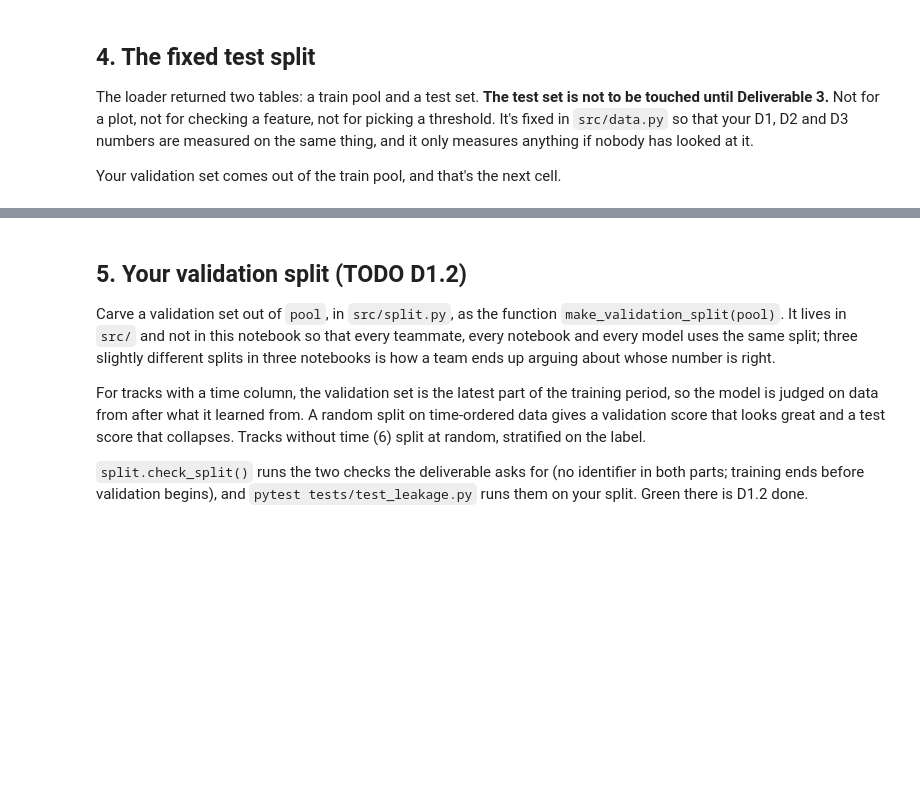
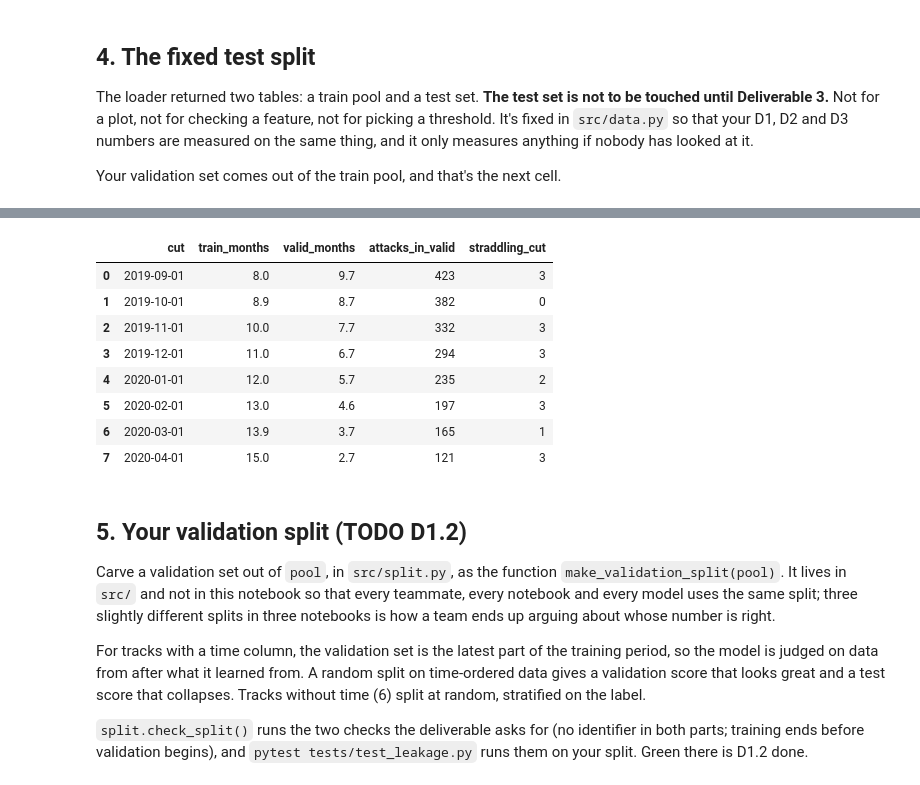
Before and after one commit to williamli218/mais202-team-2-fraud-bursts, a Jupyter notebook: notebooks/track02_williamli218.ipynb, the cells around one changed output, grey strips where cells are left out. Drawn from its saved outputs; the diff is of its cells as text; code cells hidden in the pictures; blank space fills up the shorter version.

```diff
--- a/notebooks/track02_williamli218.ipynb
+++ b/notebooks/track02_williamli218.ipynb
@@ -113,3 +129,32 @@ Your validation set comes out of the train pool, and that's the next cell.
 # %%
 print("train pool:", pool["trans_date_trans_time"].min(), "->", pool["trans_date_trans_time"].max())
 print("test:      ", test["trans_date_trans_time"].min(), "->", test["trans_date_trans_time"].max())
+
+import pandas as pd
+t = pd.to_datetime(pool["trans_date_trans_time"])
+month = t.dt.to_period("M")
+
+fraud = pool[pool["is_fraud"] == 1]
+first_fraud = fraud.assign(t=t[fraud.index]).groupby("cc_num", observed=True)["t"].min()
+
+monthly = pd.DataFrame({
+    "rows": pool.groupby(month).size(),
+    "fraud_tx": pool.groupby(month)["is_fraud"].sum(),
+    "attacks_starting": first_fraud.dt.to_period("M").value_counts(),
+}).fillna(0).astype(int)
+monthly["fraud_rate_%"] = (100 * monthly["fraud_tx"] / monthly["rows"]).round(3)
+monthly
+
+fr = fraud.assign(t=t[fraud.index]).groupby("cc_num", observed=True)["t"].agg(["min", "max"])
+
+rows = []
+for cut in pd.date_range("2019-09-01", "2020-04-01", freq="MS"):
+    rows.append({
+        "cut": cut.date(),
+        "train_months": round((cut - t.min()).days / 30.4, 1),
+        "valid_months": round((t.max() - cut).days / 30.4, 1),
+        "attacks_in_valid": int((fr["min"] >= cut).sum()),
+        "straddling_cut": int(((fr["min"] < cut) & (fr["max"] >= cut)).sum()),
+    })
+pd.DataFrame(rows)
+# %% [output]
@@ -116,3 +163,12 @@ print("test:      ", test["trans_date_trans_time"].min(), "->", test["trans_date
+|  | cut | train_months | valid_months | attacks_in_valid | straddling_cut |
+| 0 | 2019-09-01 | 8.0 | 9.7 | 423 | 3 |
+| 1 | 2019-10-01 | 8.9 | 8.7 | 382 | 0 |
+| 2 | 2019-11-01 | 10.0 | 7.7 | 332 | 3 |
+| 3 | 2019-12-01 | 11.0 | 6.7 | 294 | 3 |
+| 4 | 2020-01-01 | 12.0 | 5.7 | 235 | 2 |
+| 5 | 2020-02-01 | 13.0 | 4.6 | 197 | 3 |
+| 6 | 2020-03-01 | 13.9 | 3.7 | 165 | 1 |
+| 7 | 2020-04-01 | 15.0 | 2.7 | 121 | 3 |
 # %% [markdown]
 ## 5. Your validation split (TODO D1.2)
 
```
Also changed, not shown: parts of 23 cells of this notebook.
